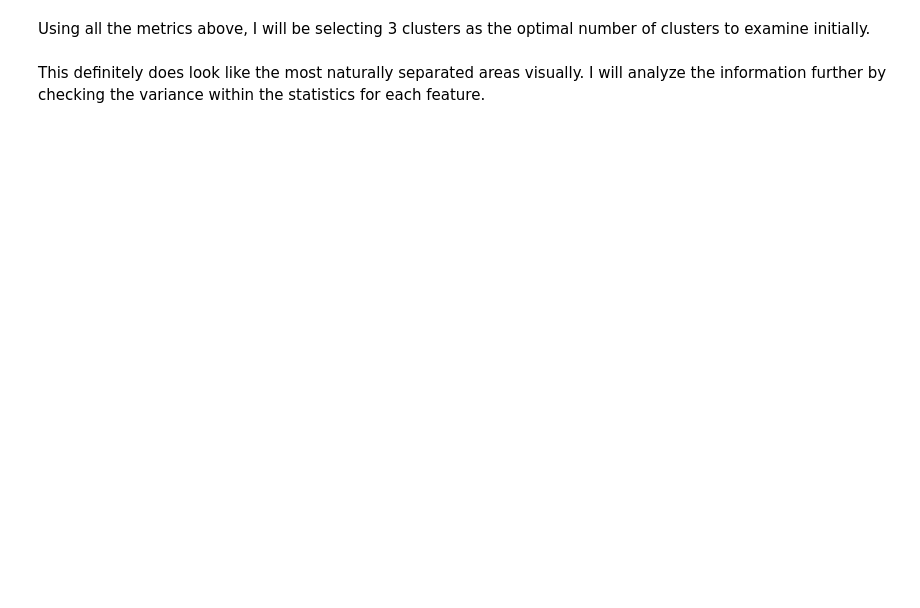
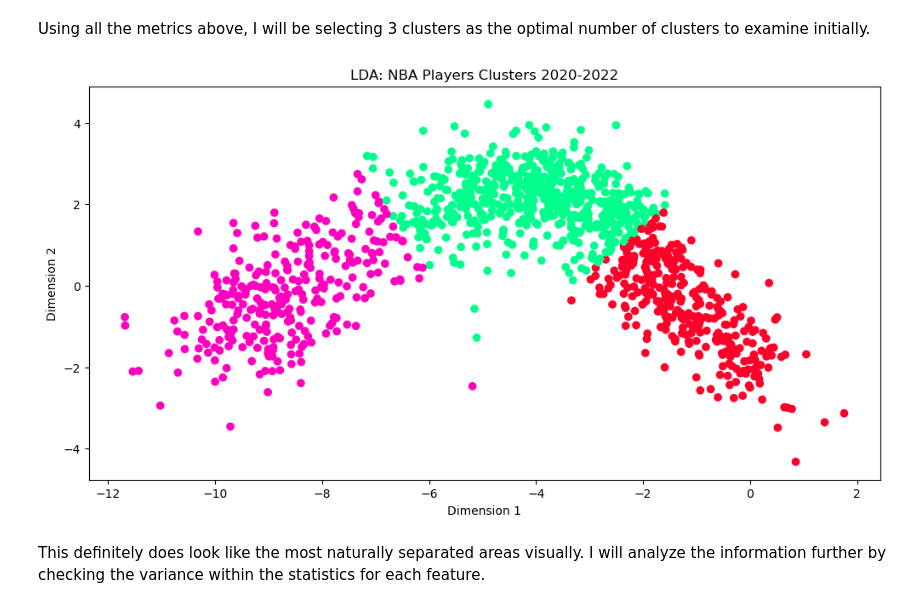
Before and after one commit to imdaniel14/Redefine_NBA_Positions, a Jupyter notebook: NBA Part 2.ipynb, the cells around one changed output. Drawn from its saved outputs; the diff is of its cells as text; code cells hidden in the pictures; blank space fills up the shorter version.

```diff
--- a/NBA Part 2.ipynb
+++ b/NBA Part 2.ipynb
@@ -667,13 +863,15 @@ kmeans.fit(X_lda)
 kmeans_labels = kmeans.labels_
 # %%
 # Plot
-plt.figure(figsize=(12,8))
-plt.style.use('dark_background')
+plt.figure(figsize=(12,6))
+plt.style.use('default')
 plt.scatter(X_lda[:,0], X_lda[:,1], c=kmeans_labels, cmap='gist_rainbow')
 plt.xlabel('Dimension 1')
 plt.ylabel('Dimension 2')
 plt.title('LDA: NBA Players Clusters 2020-2022')
 plt.savefig(fname='C:/Users/imdan/downloads/data/3clusters1.jpeg')
+# %% [output]
+[figure, added]
 # %% [markdown]
 This definitely does look like the most naturally separated areas visually. I will analyze the information further by checking the variance within the statistics for each feature.
 # %%
```
Also changed, not shown: parts of 110 cells of this notebook.
